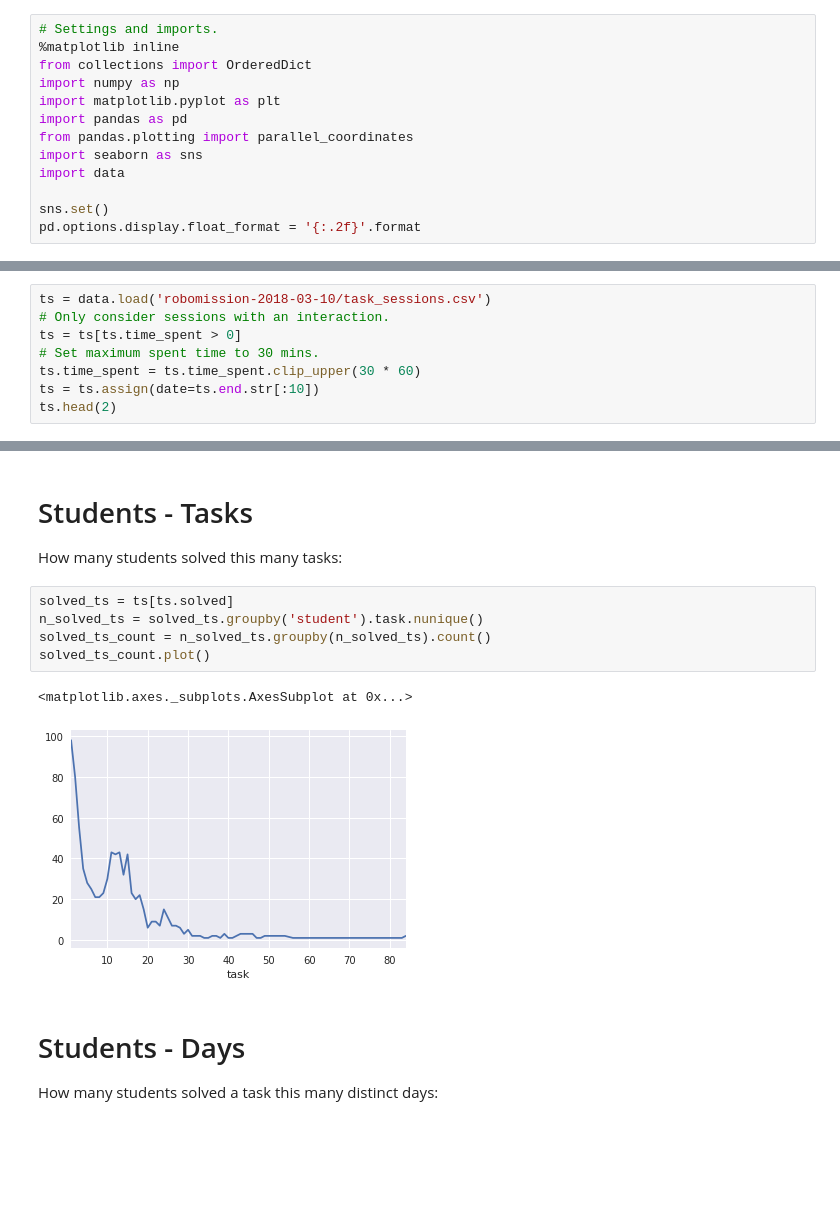
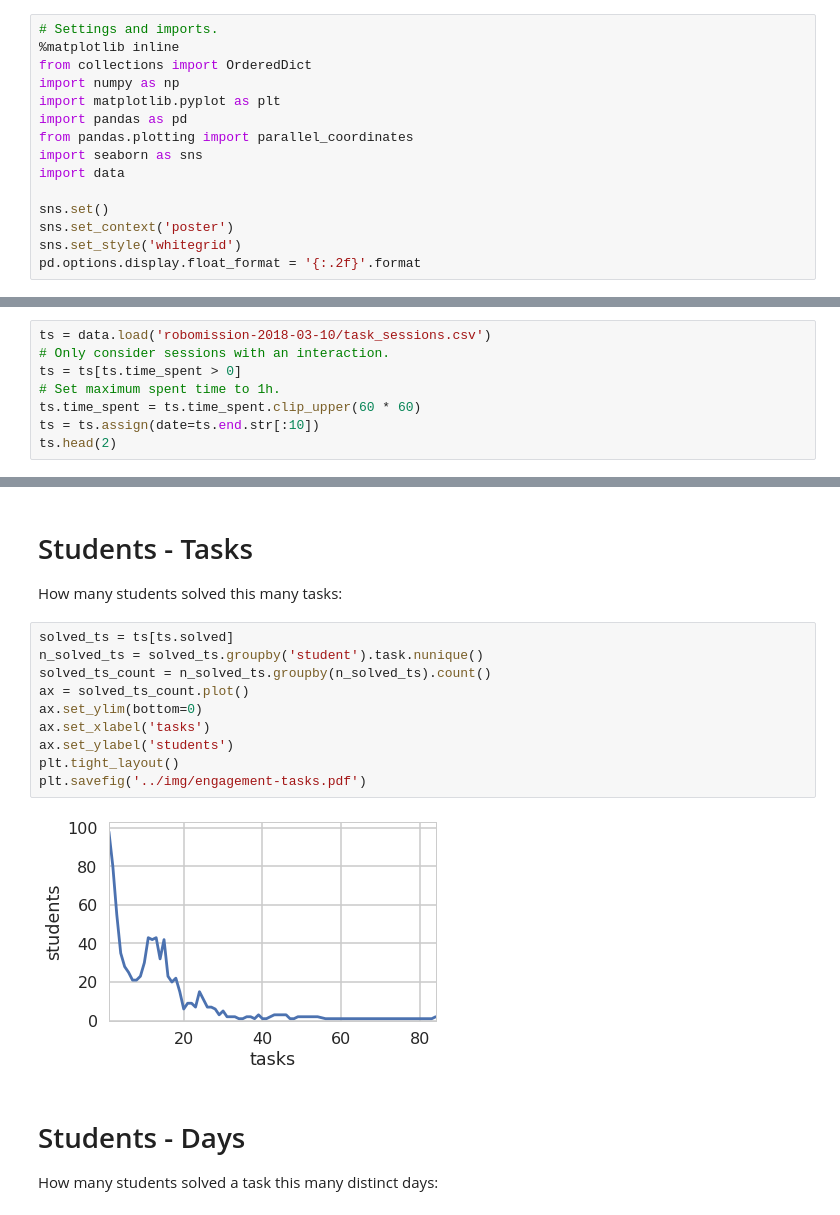
Before and after one commit to effa/flocs-thesis, a Jupyter notebook: analysis/engagement-curves.ipynb, the cells around one changed output, grey strips where cells are left out. Drawn from its saved outputs; the diff is of its cells as text; blank space fills up the shorter version.

```diff
--- a/analysis/engagement-curves.ipynb
+++ b/analysis/engagement-curves.ipynb
@@ -14,6 +14,8 @@ import seaborn as sns
 import data
 
 sns.set()
+sns.set_context('poster')
+sns.set_style('whitegrid')
 pd.options.display.float_format = '{:.2f}'.format
 # %% [markdown]
 # Preparing Data
@@ -21,8 +23,8 @@ pd.options.display.float_format = '{:.2f}'.format
 ts = data.load('robomission-2018-03-10/task_sessions.csv')
 # Only consider sessions with an interaction.
 ts = ts[ts.time_spent > 0]
-# Set maximum spent time to 30 mins.
-ts.time_spent = ts.time_spent.clip_upper(30 * 60)
+# Set maximum spent time to 1h.
+ts.time_spent = ts.time_spent.clip_upper(60 * 60)
 ts = ts.assign(date=ts.end.str[:10])
 ts.head(2)
 # %% [output]
@@ -39,11 +41,15 @@ How many students solved this many tasks:
 # %%
 solved_ts = ts[ts.solved]
 n_solved_ts = solved_ts.groupby('student').task.nunique()
 solved_ts_count = n_solved_ts.groupby(n_solved_ts).count()
-solved_ts_count.plot()
+ax = solved_ts_count.plot()
+ax.set_ylim(bottom=0)
+ax.set_xlabel('tasks')
+ax.set_ylabel('students')
+plt.tight_layout()
+plt.savefig('../img/engagement-tasks.pdf')
 # %% [output]
-<matplotlib.axes._subplots.AxesSubplot at 0x...>
-[figure, old version]
+[figure, new version]
 # %% [markdown]
 # Students - Days
 How many students solved a task this many distinct days:
```
Also changed, not shown: parts of 2 cells of this notebook, 11 other files.
